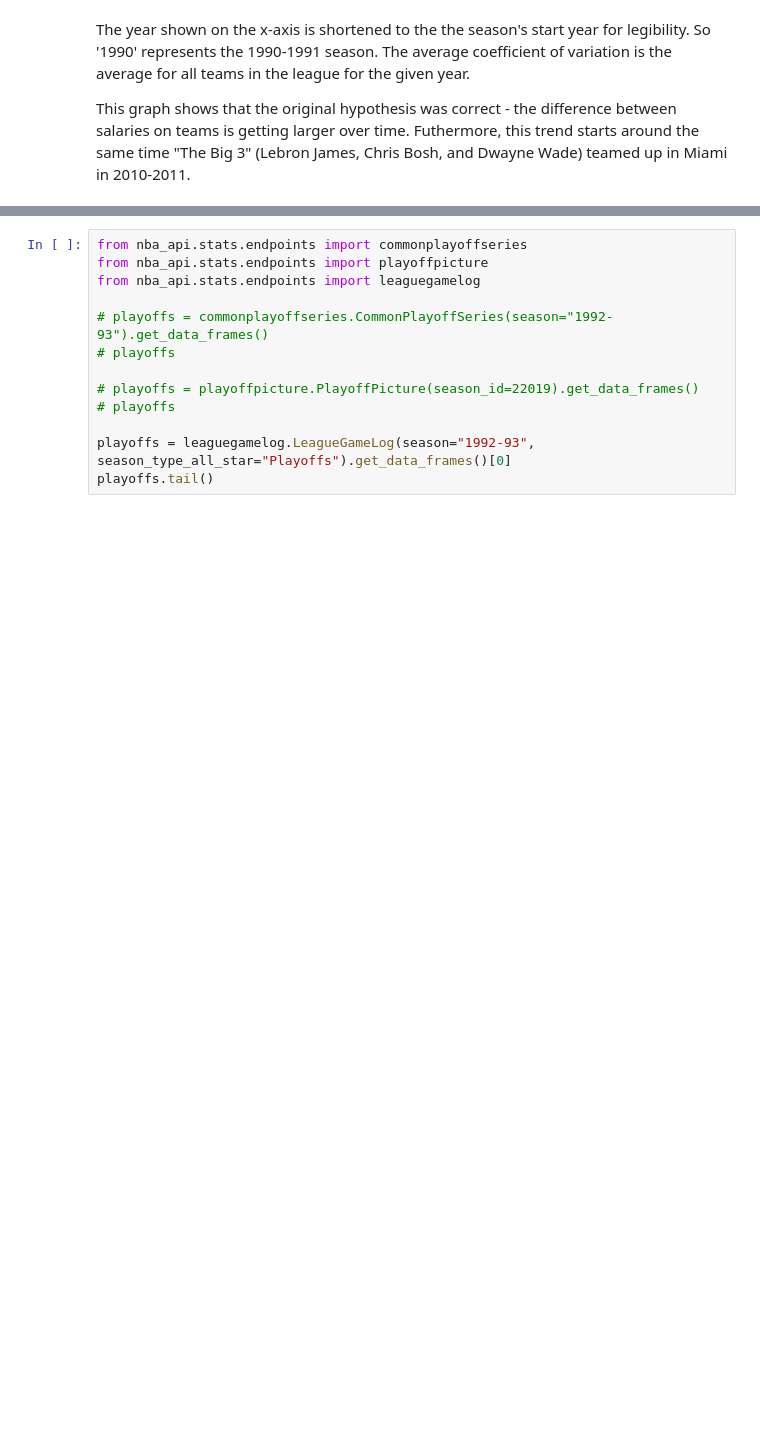
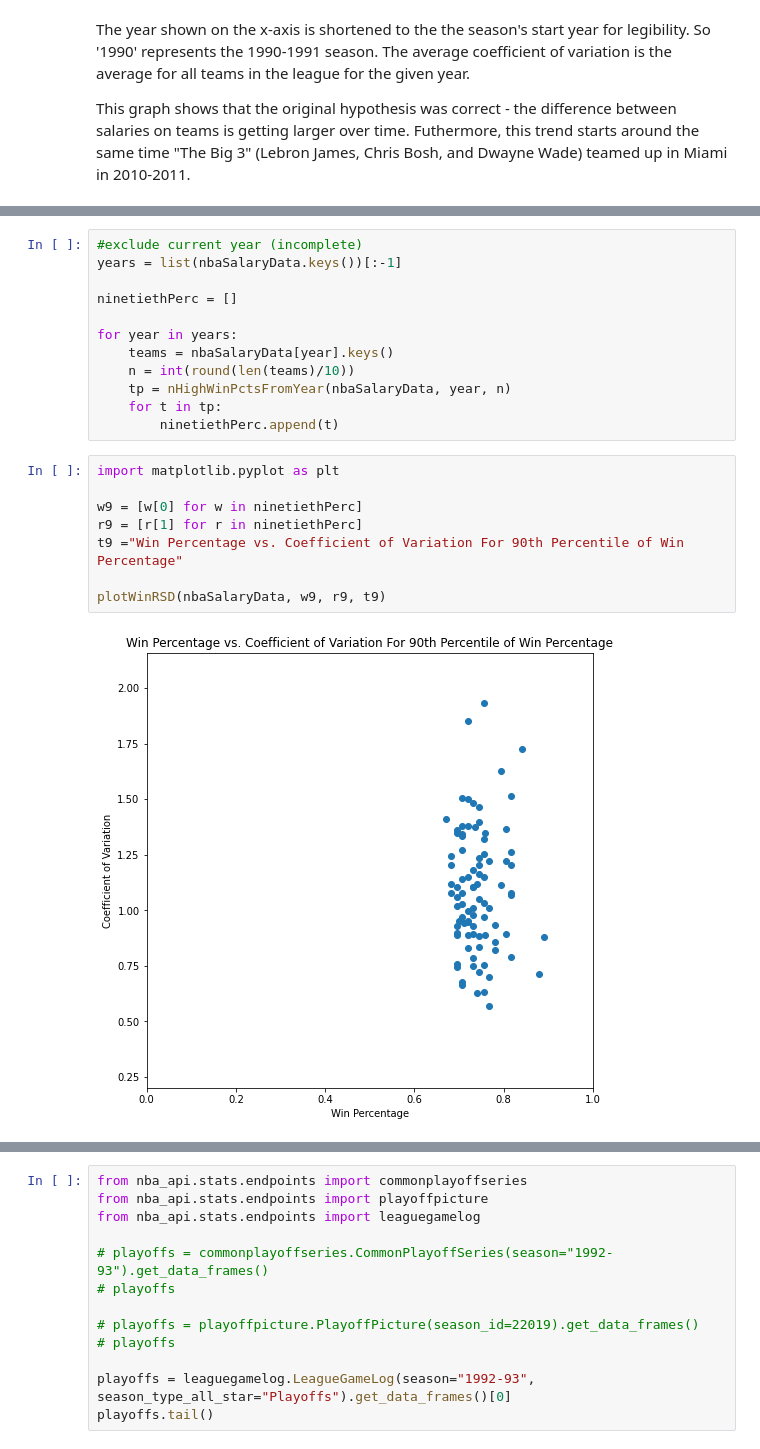
Before and after one commit to BlairCurrey/nba-salary-distribution, a Jupyter notebook: nba.ipynb, the cells around one changed output, grey strips where cells are left out. Saved outputs shown, nothing was run; the diff lists cells and outputs as text; blank space fills up the shorter version.

```diff
--- a/nba.ipynb
+++ b/nba.ipynb
@@ -386,0 +797,22 @@ standings[["TeamCity", "TeamName", "WinPCT"]]
+# %%
+#exclude current year (incomplete)
+years = list(nbaSalaryData.keys())[:-1]
+
+ninetiethPerc = []
+
+for year in years:
+    teams = nbaSalaryData[year].keys()
+    n = int(round(len(teams)/10))
+    tp = nHighWinPctsFromYear(nbaSalaryData, year, n)
+    for t in tp:
+        ninetiethPerc.append(t)
+# %%
+import matplotlib.pyplot as plt
+
+w9 = [w[0] for w in ninetiethPerc]
+r9 = [r[1] for r in ninetiethPerc]
+t9 ="Win Percentage vs. Coefficient of Variation For 90th Percentile of Win Percentage"
+
+plotWinRSD(nbaSalaryData, w9, r9, t9)
+# %% [output]
+[figure, added]
```
Also changed, not shown: parts of 90 cells of this notebook, 7 other files.
